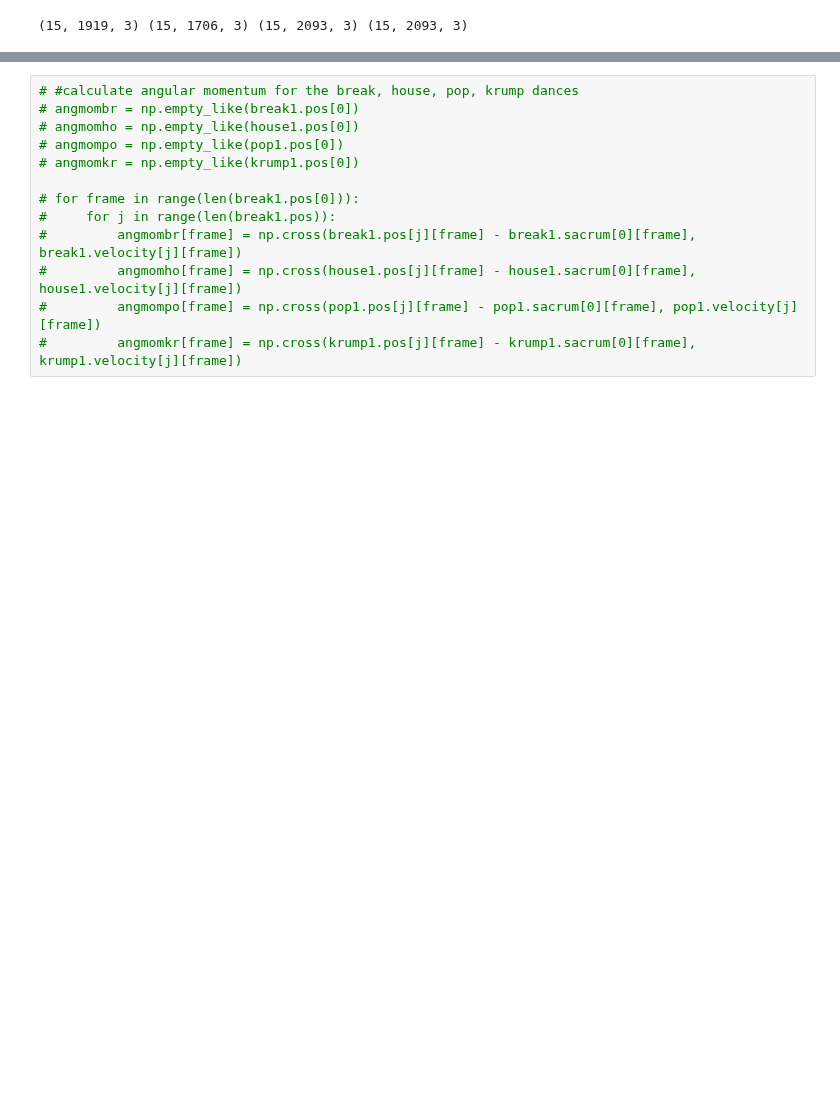
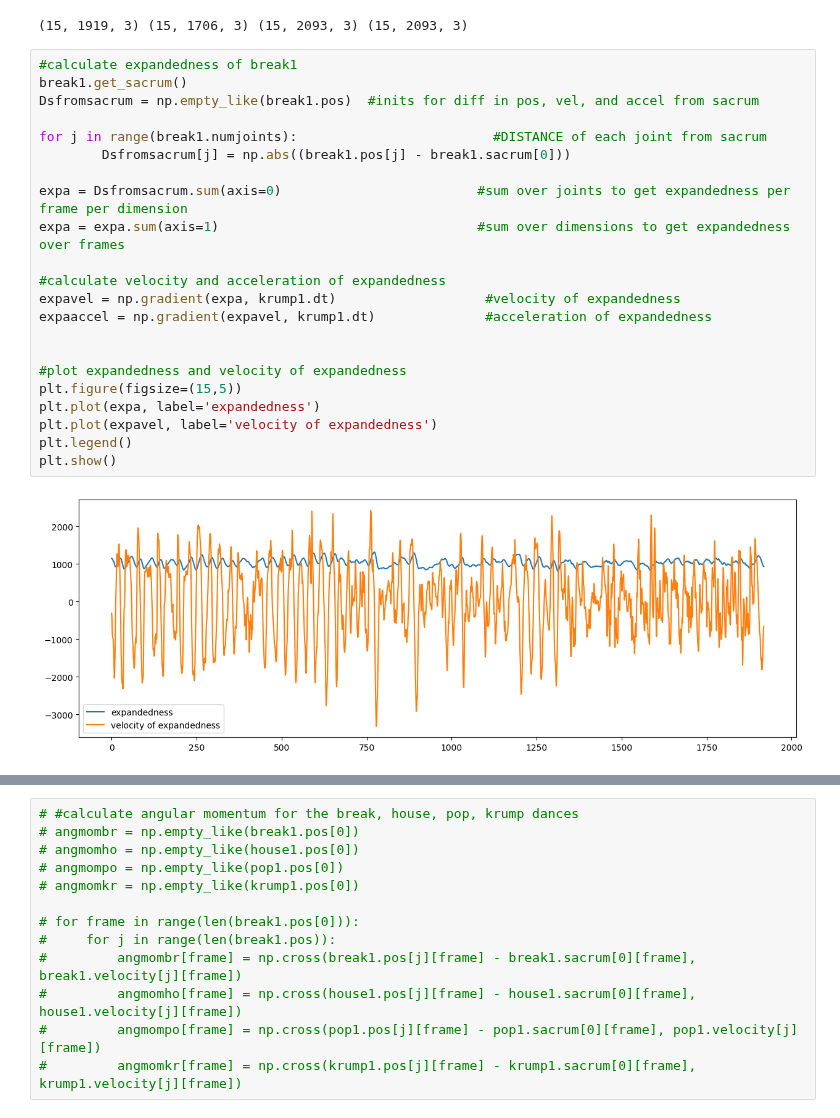
Before and after one commit to tBenBaker/MovementClassifier, a Jupyter notebook: DanceProj1/notebooks/scratch_feature_explore.ipynb, the cells around one changed output, grey strips where cells are left out. Drawn from its saved outputs; the diff is of its cells as text; blank space fills up the shorter version.

```diff
--- a/DanceProj1/notebooks/scratch_feature_explore.ipynb
+++ b/DanceProj1/notebooks/scratch_feature_explore.ipynb
@@ -60,3 +60,27 @@ krump1 = breakhousepopkrump[3]
 print(break1.pos.shape, house1.pos.shape, pop1.pos.shape, krump1.pos.shape)
 # %% [output]
 (15, 1919, 3) (15, 1706, 3) (15, 2093, 3) (15, 2093, 3)
+# %%
+#calculate expandedness of break1
+break1.get_sacrum()
+Dsfromsacrum = np.empty_like(break1.pos)  #inits for diff in pos, vel, and accel from sacrum
+
+for j in range(break1.numjoints):                         #DISTANCE of each joint from sacrum
+        Dsfromsacrum[j] = np.abs((break1.pos[j] - break1.sacrum[0]))
+
+expa = Dsfromsacrum.sum(axis=0)                         #sum over joints to get expandedness per frame per dimension
+expa = expa.sum(axis=1)                                 #sum over dimensions to get expandedness over frames
+
+#calculate velocity and acceleration of expandedness
+expavel = np.gradient(expa, krump1.dt)                   #velocity of expandedness
+expaaccel = np.gradient(expavel, krump1.dt)              #acceleration of expandedness
+
+
+#plot expandedness and velocity of expandedness
+plt.figure(figsize=(15,5))
+plt.plot(expa, label='expandedness')
+plt.plot(expavel, label='velocity of expandedness')
+plt.legend()
+plt.show()
+# %% [output]
+[figure, added]
```
Also changed, not shown: parts of 29 cells of this notebook, 4 other files.
